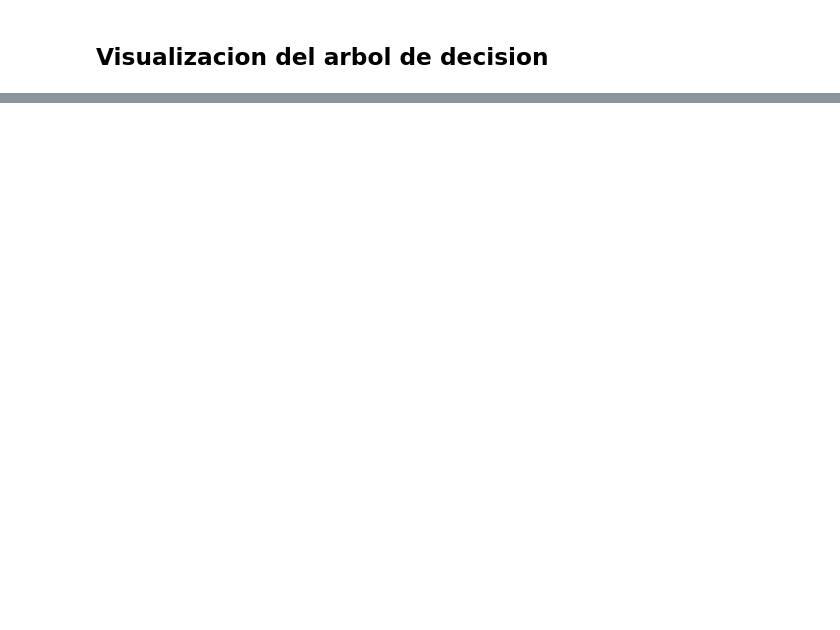
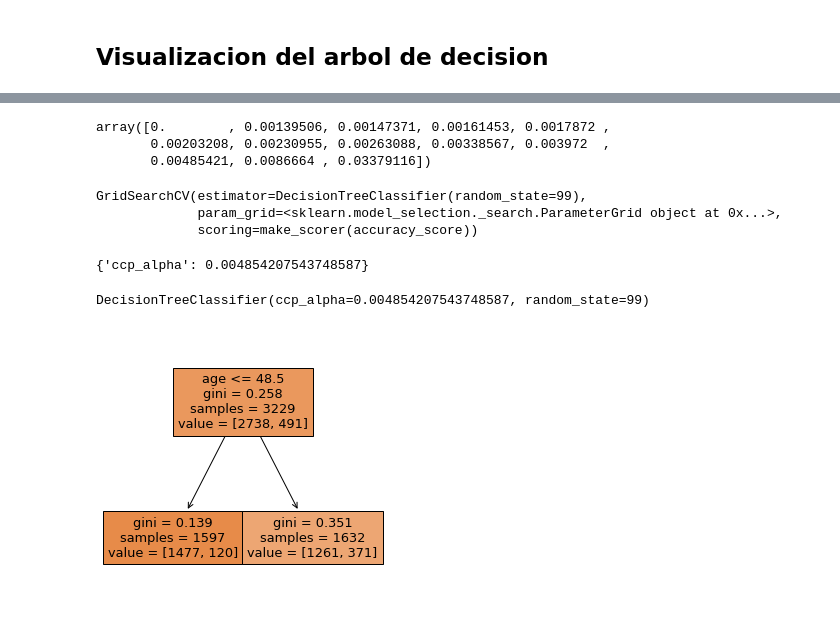
Before and after one commit to reyesguerrerofi/ProyectosDataScience, a Jupyter notebook: Supervisados/framinghan/Framingham-Three Desicion.ipynb, the cells around one changed output, grey strips where cells are left out. Drawn from its saved outputs; the diff is of its cells as text; code cells hidden in the pictures; blank space fills up the shorter version.

```diff
--- a/Supervisados/framinghan/Framingham-Three Desicion.ipynb
+++ b/Supervisados/framinghan/Framingham-Three Desicion.ipynb
@@ -111,0 +199,38 @@ Source(text)
+# %%
+ccp_alphas = tree.cost_complexity_pruning_path(x_train,y_train)["ccp_alphas"]
+# %%
+ccp_alphas
+# %% [output]
+array([0.        , 0.00139506, 0.00147371, 0.00161453, 0.0017872 ,
+       0.00203208, 0.00230955, 0.00263088, 0.00338567, 0.003972  ,
+       0.00485421, 0.0086664 , 0.03379116])
+# %%
+ccp_alpha_grid_search = GridSearchCV(
+    estimator=DecisionTreeClassifier(random_state=99),
+    scoring=make_scorer(accuracy_score),
+    param_grid=ParameterGrid({"ccp_alpha": [[alpha] for alpha in ccp_alphas]}),
+)
+# %%
+ccp_alpha_grid_search.fit(x_train,y_train)
+# %% [output]
+GridSearchCV(estimator=DecisionTreeClassifier(random_state=99),
+             param_grid=<sklearn.model_selection._search.ParameterGrid object at 0x...>,
+             scoring=make_scorer(accuracy_score))
+# %%
+ccp_alpha_grid_search.best_params_
+# %% [output]
+{'ccp_alpha': 0.004854207543748587}
+# %%
+best_ccp_alpha_tree = ccp_alpha_grid_search.best_estimator_
+best_ccp_alpha_tree
+# %% [output]
+DecisionTreeClassifier(ccp_alpha=0.004854207543748587, random_state=99)
+# %%
+plt.figure(figsize=(5,5))
+plot_tree(
+    best_ccp_alpha_tree,
+    feature_names=columnas,
+    filled=True)
+plt.show()
+# %% [output]
+[figure, added]
```
Also changed, not shown: parts of 35 cells of this notebook, 2 other files.
